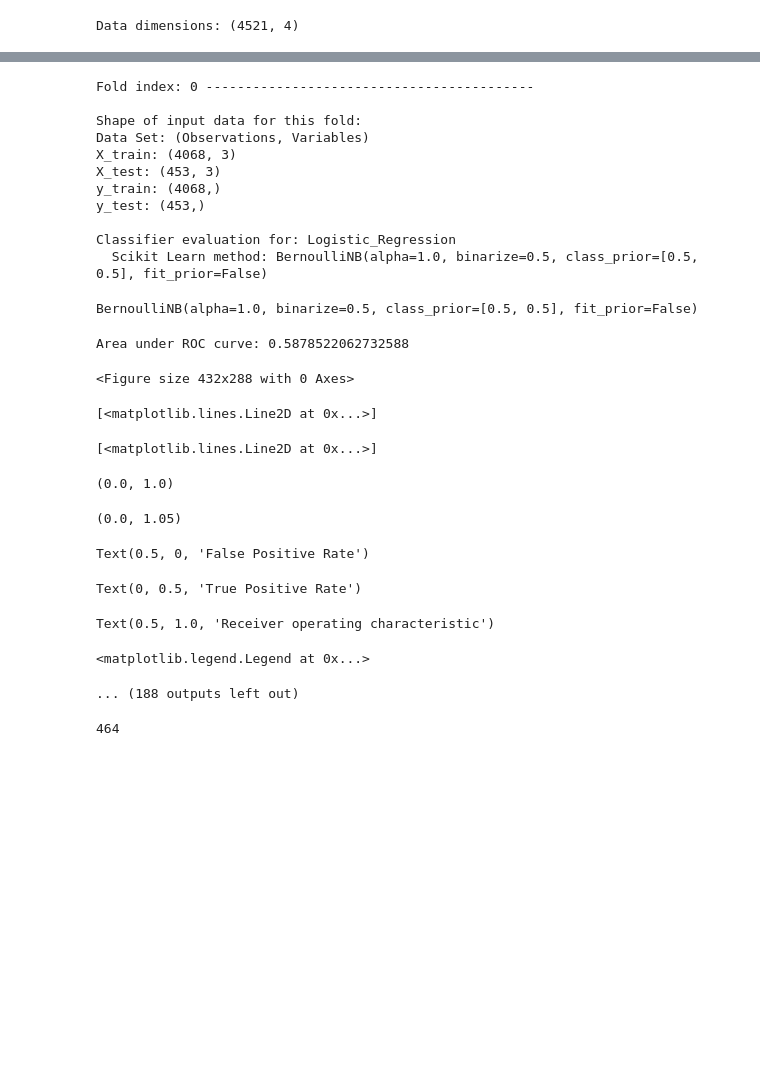
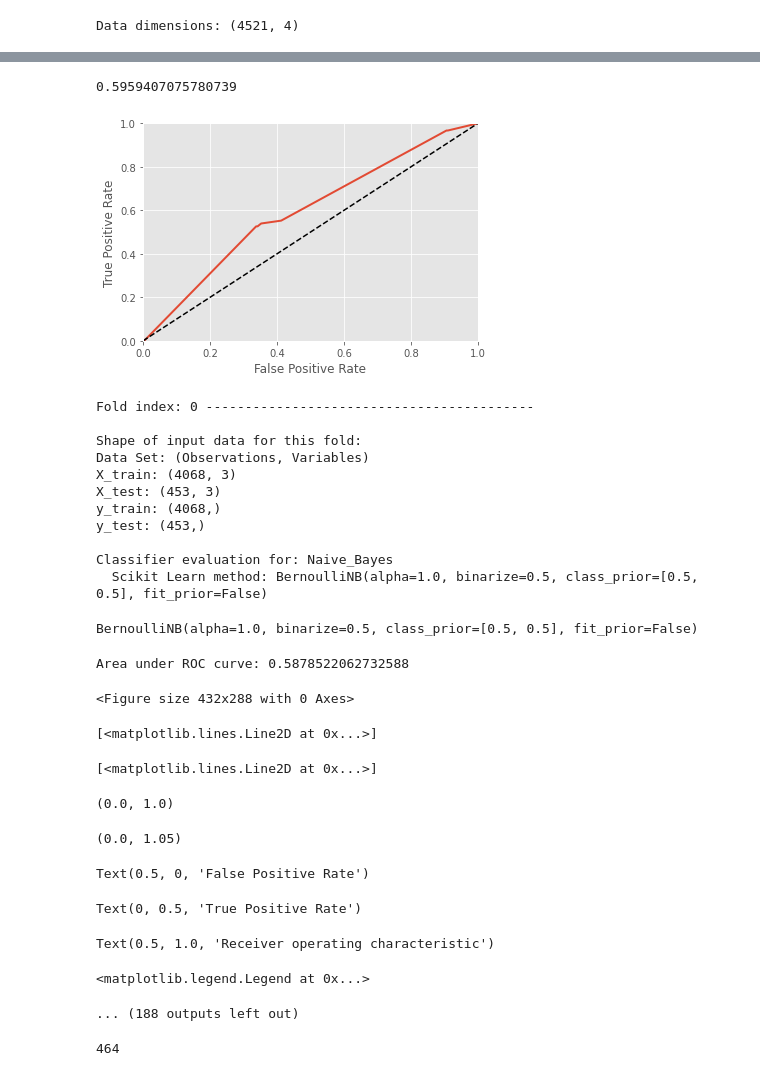
Before and after one commit to rhilderbrand/MSDS-422-MachineLearning, a Jupyter notebook: Hilderbrand_Assignment_3.ipynb, the cells around one changed output, grey strips where cells are left out. Drawn from its saved outputs; the diff is of its cells as text; code cells hidden in the pictures; blank space fills up the shorter version.

```diff
--- a/Hilderbrand_Assignment_3.ipynb
+++ b/Hilderbrand_Assignment_3.ipynb
@@ -374,0 +381,7 @@ Data dimensions: (4521, 4)
+# %%
+# Naive Bayes
+from sklearn.naive_bayes import BernoulliNB
+nb = BernoulliNB()
+nb.fit(X_train, y_train)
+y_pred_nb = nb.predict(X_test)
+y_pred_prob_nb = nb.predict_proba(X_test)[:,1]
@@ -375,3 +409,11 @@ Data dimensions: (4521, 4)
+# %%
+roc_auc_score(y_test,y_pred_prob_nb)
+fpr, tpr, thresholds = roc_curve(y_test, y_pred_prob_nb)
+plot_roc_curve(fpr, tpr)
+plt.show()
+# %% [output]
+0.5959407075780739
+[figure, added]
 # %%
 # specify the k-fold cross-validation design
 from sklearn.model_selection import KFold
@@ -386,4 +423,10 @@ cv_results = np.zeros((N_FOLDS, len(classifier_names)))
 # %%
+# ten-fold cross-validation employed here
+N_FOLDS = 10
+
+# set up numpy array for storing results
+cv_results = np.zeros((N_FOLDS, len(names)))
+
 kf = KFold(n_splits = N_FOLDS, shuffle=False, random_state = RANDOM_SEED)
 
 # check the splitting process by looking at fold observation counts
@@ -407,7 +450,7 @@ for train_index, test_index in kf.split(model_data):
     print('y_test:',y_test.shape)
 
     index_for_method = 0  # initialize
-    for name, clf in zip(classifier_names, classifiers):
+    for name, clf in zip(names, classifiers):
         print('\nClassifier evaluation for:', name)
         print('  Scikit Learn method:', clf)
         clf.fit(X_train, y_train)  # fit on the train set for this fold
@@ -420,7 +463,7 @@ for train_index, test_index in kf.split(model_data):
         logit_roc_auc = roc_auc_score(y_test, y_test_predict[:,1])
         fpr, tpr, thresholds = roc_curve(y_test, y_test_predict[:,1])
         plt.figure()
-        plt.plot(fpr, tpr, label='Logistic Regression (area = %0.2f)' % logit_roc_auc)
+        plt.plot(fpr, tpr, label='(area = %0.2f)' % logit_roc_auc)
         plt.plot([0, 1], [0, 1],'r--')
         plt.xlim([0.0, 1.0])
         plt.ylim([0.0, 1.05])
@@ -435,7 +478,7 @@ for train_index, test_index in kf.split(model_data):
     index_for_fold += 1
 
 cv_results_df = pd.DataFrame(cv_results)
-cv_results_df.columns = classifier_names
+cv_results_df.columns = names
 
 print('\n----------------------------------------------')
 print('Average results from ', N_FOLDS, '-fold cross-validation\n',
@@ -451,7 +494,7 @@ X_test: (453, 3)
 y_train: (4068,)
 y_test: (453,)
 
-Classifier evaluation for: Logistic_Regression
+Classifier evaluation for: Naive_Bayes
   Scikit Learn method: BernoulliNB(alpha=1.0, binarize=0.5, class_prior=[0.5, 0.5], fit_prior=False)
 BernoulliNB(alpha=1.0, binarize=0.5, class_prior=[0.5, 0.5], fit_prior=False)
 Area under ROC curve: 0.5878522062732588
```
Also changed, not shown: parts of 21 cells of this notebook.
